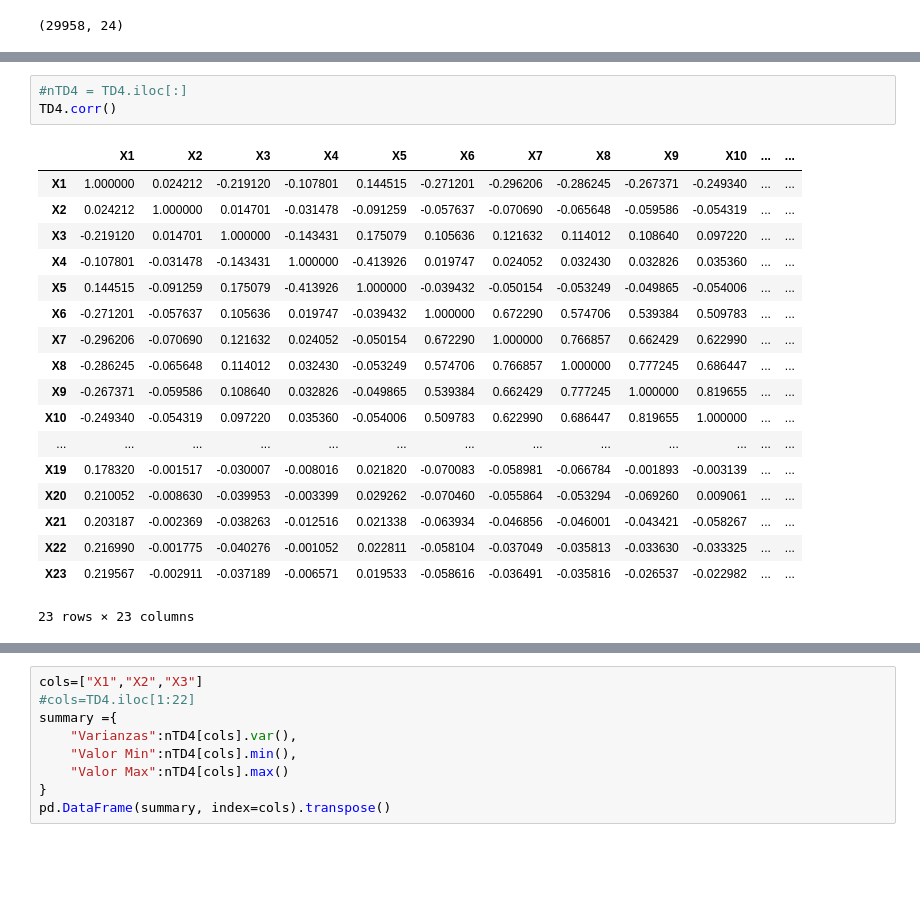
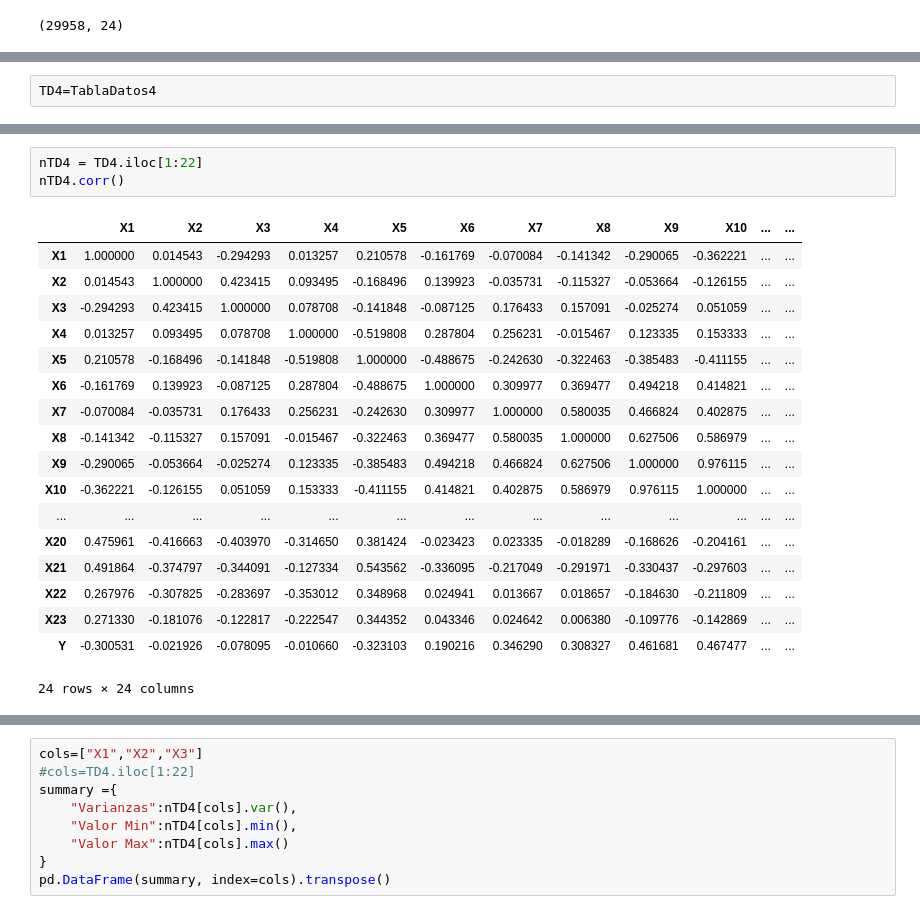
Before and after one commit to PosgradoMNA/actividades-del-projecto-151, a Jupyter notebook: Actividad_Semanal_4_code_11102022.ipynb, the cells around one changed output, grey strips where cells are left out. Saved outputs shown, nothing was run; the diff lists cells and outputs as text; blank space fills up the shorter version.

```diff
--- a/Actividad_Semanal_4_code_11102022.ipynb
+++ b/Actividad_Semanal_4_code_11102022.ipynb
@@ -67,3 +41,5 @@ pandas.core.frame.DataFrame
+# %%
+TD4=TablaDatos4
 # %%
 TD4.head()
 # %% [output]
@@ -129,22 +73,22 @@ TD4
 # %%
-#nTD4 = TD4.iloc[:]
-TD4.corr()
+nTD4 = TD4.iloc[1:22]
+nTD4.corr()
 # %% [output]
 |  | X1 | X2 | X3 | X4 | X5 | X6 | X7 | X8 | X9 | X10 | ... | ... |
-| X1 | 1.000000 | 0.024212 | -0.219120 | -0.107801 | 0.144515 | -0.271201 | -0.296206 | -0.286245 | -0.267371 | -0.249340 | ... | ... |
-| X2 | 0.024212 | 1.000000 | 0.014701 | -0.031478 | -0.091259 | -0.057637 | -0.070690 | -0.065648 | -0.059586 | -0.054319 | ... | ... |
-| X3 | -0.219120 | 0.014701 | 1.000000 | -0.143431 | 0.175079 | 0.105636 | 0.121632 | 0.114012 | 0.108640 | 0.097220 | ... | ... |
-| X4 | -0.107801 | -0.031478 | -0.143431 | 1.000000 | -0.413926 | 0.019747 | 0.024052 | 0.032430 | 0.032826 | 0.035360 | ... | ... |
-| X5 | 0.144515 | -0.091259 | 0.175079 | -0.413926 | 1.000000 | -0.039432 | -0.050154 | -0.053249 | -0.049865 | -0.054006 | ... | ... |
-| X6 | -0.271201 | -0.057637 | 0.105636 | 0.019747 | -0.039432 | 1.000000 | 0.672290 | 0.574706 | 0.539384 | 0.509783 | ... | ... |
-| X7 | -0.296206 | -0.070690 | 0.121632 | 0.024052 | -0.050154 | 0.672290 | 1.000000 | 0.766857 | 0.662429 | 0.622990 | ... | ... |
-| X8 | -0.286245 | -0.065648 | 0.114012 | 0.032430 | -0.053249 | 0.574706 | 0.766857 | 1.000000 | 0.777245 | 0.686447 | ... | ... |
-| X9 | -0.267371 | -0.059586 | 0.108640 | 0.032826 | -0.049865 | 0.539384 | 0.662429 | 0.777245 | 1.000000 | 0.819655 | ... | ... |
-| X10 | -0.249340 | -0.054319 | 0.097220 | 0.035360 | -0.054006 | 0.509783 | 0.622990 | 0.686447 | 0.819655 | 1.000000 | ... | ... |
+| X1 | 1.000000 | 0.014543 | -0.294293 | 0.013257 | 0.210578 | -0.161769 | -0.070084 | -0.141342 | -0.290065 | -0.362221 | ... | ... |
+| X2 | 0.014543 | 1.000000 | 0.423415 | 0.093495 | -0.168496 | 0.139923 | -0.035731 | -0.115327 | -0.053664 | -0.126155 | ... | ... |
+| X3 | -0.294293 | 0.423415 | 1.000000 | 0.078708 | -0.141848 | -0.087125 | 0.176433 | 0.157091 | -0.025274 | 0.051059 | ... | ... |
+| X4 | 0.013257 | 0.093495 | 0.078708 | 1.000000 | -0.519808 | 0.287804 | 0.256231 | -0.015467 | 0.123335 | 0.153333 | ... | ... |
+| X5 | 0.210578 | -0.168496 | -0.141848 | -0.519808 | 1.000000 | -0.488675 | -0.242630 | -0.322463 | -0.385483 | -0.411155 | ... | ... |
+| X6 | -0.161769 | 0.139923 | -0.087125 | 0.287804 | -0.488675 | 1.000000 | 0.309977 | 0.369477 | 0.494218 | 0.414821 | ... | ... |
+| X7 | -0.070084 | -0.035731 | 0.176433 | 0.256231 | -0.242630 | 0.309977 | 1.000000 | 0.580035 | 0.466824 | 0.402875 | ... | ... |
+| X8 | -0.141342 | -0.115327 | 0.157091 | -0.015467 | -0.322463 | 0.369477 | 0.580035 | 1.000000 | 0.627506 | 0.586979 | ... | ... |
+| X9 | -0.290065 | -0.053664 | -0.025274 | 0.123335 | -0.385483 | 0.494218 | 0.466824 | 0.627506 | 1.000000 | 0.976115 | ... | ... |
+| X10 | -0.362221 | -0.126155 | 0.051059 | 0.153333 | -0.411155 | 0.414821 | 0.402875 | 0.586979 | 0.976115 | 1.000000 | ... | ... |
 | ... | ... | ... | ... | ... | ... | ... | ... | ... | ... | ... | ... | ... |
-| X19 | 0.178320 | -0.001517 | -0.030007 | -0.008016 | 0.021820 | -0.070083 | -0.058981 | -0.066784 | -0.001893 | -0.003139 | ... | ... |
-| X20 | 0.210052 | -0.008630 | -0.039953 | -0.003399 | 0.029262 | -0.070460 | -0.055864 | -0.053294 | -0.069260 | 0.009061 | ... | ... |
-| X21 | 0.203187 | -0.002369 | -0.038263 | -0.012516 | 0.021338 | -0.063934 | -0.046856 | -0.046001 | -0.043421 | -0.058267 | ... | ... |
-| X22 | 0.216990 | -0.001775 | -0.040276 | -0.001052 | 0.022811 | -0.058104 | -0.037049 | -0.035813 | -0.033630 | -0.033325 | ... | ... |
-| X23 | 0.219567 | -0.002911 | -0.037189 | -0.006571 | 0.019533 | -0.058616 | -0.036491 | -0.035816 | -0.026537 | -0.022982 | ... | ... |
+| X20 | 0.475961 | -0.416663 | -0.403970 | -0.314650 | 0.381424 | -0.023423 | 0.023335 | -0.018289 | -0.168626 | -0.204161 | ... | ... |
+| X21 | 0.491864 | -0.374797 | -0.344091 | -0.127334 | 0.543562 | -0.336095 | -0.217049 | -0.291971 | -0.330437 | -0.297603 | ... | ... |
+| X22 | 0.267976 | -0.307825 | -0.283697 | -0.353012 | 0.348968 | 0.024941 | 0.013667 | 0.018657 | -0.184630 | -0.211809 | ... | ... |
+| X23 | 0.271330 | -0.181076 | -0.122817 | -0.222547 | 0.344352 | 0.043346 | 0.024642 | 0.006380 | -0.109776 | -0.142869 | ... | ... |
+| Y | -0.300531 | -0.021926 | -0.078095 | -0.010660 | -0.323103 | 0.190216 | 0.346290 | 0.308327 | 0.461681 | 0.467477 | ... | ... |
-23 rows × 23 columns
+24 rows × 24 columns
```
Also changed, not shown: parts of 40 cells of this notebook.
